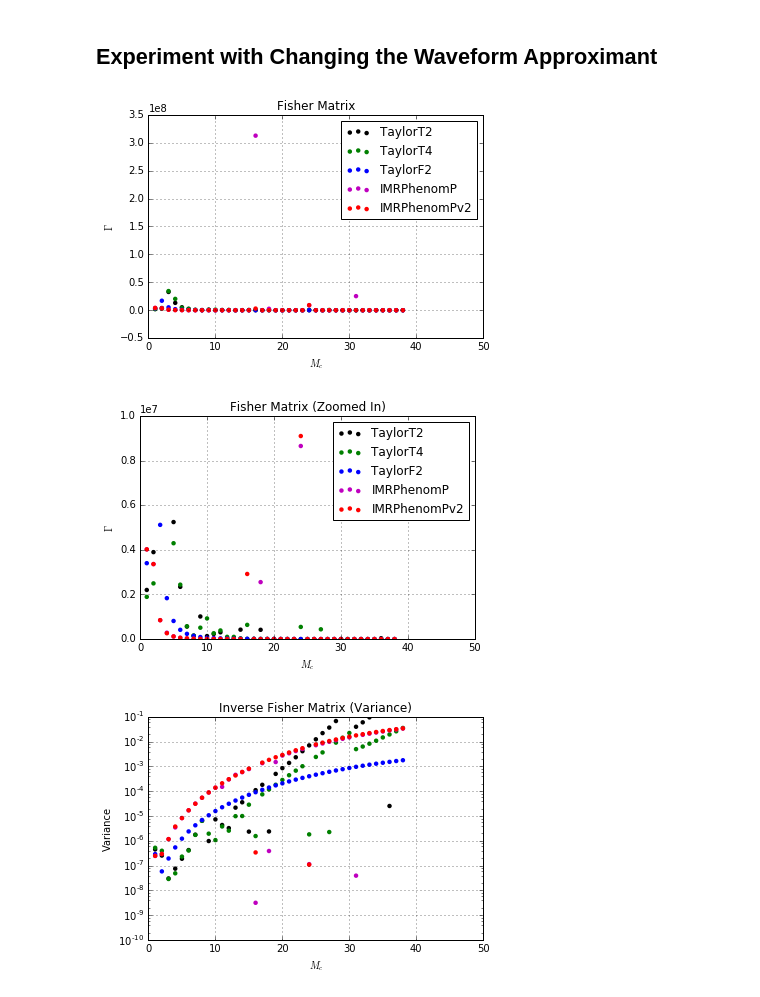
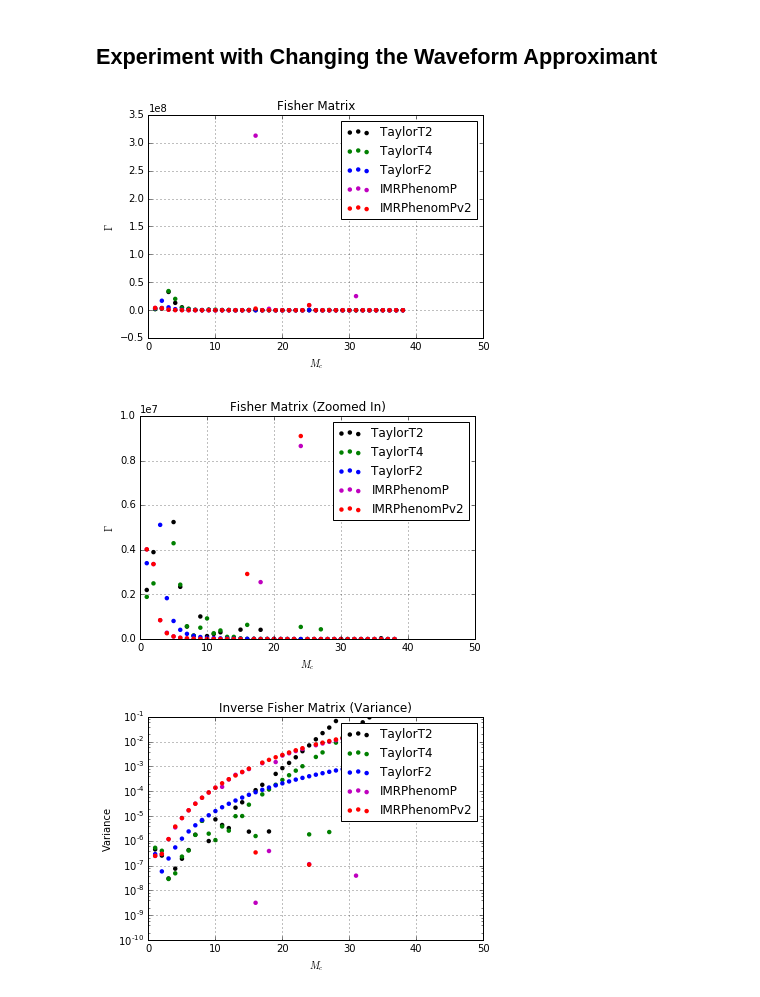
Before and after one commit to CIERA-Northwestern/precession_measurability, a Jupyter notebook: fisher_matrix.ipynb, the cells around one changed output. Drawn from its saved outputs; the diff is of its cells as text; code cells hidden in the pictures.

```diff
--- a/fisher_matrix.ipynb
+++ b/fisher_matrix.ipynb
@@ -40,5 +42,5 @@ from scipy import interpolate
 # %%
-def generate_waveform(m_chirp, eta, approx=lalsimulation.IMRPhenomPv2):
+def generate_waveform(m_chirp, eta, approx=lalsimulation.IMRPhenomPv2, both=True):
     """
     Generate a generic TaylorF2 waveform given a chirp mass and symmetric mass ratio
     using a TaylorF2 appriximation for binaries with zero spin.
@@ -79,7 +81,9 @@ def generate_waveform(m_chirp, eta, approx=lalsimulation.IMRPhenomPv2):
     #print hpf.f0, hpf.deltaF, len(hpf.data.data)
 
     # For convenience, we'll reuse hpf and redefine to be h1
-    hpf.data.data += hxf.data.data
+    if both:
+        hpf.data.data += hxf.data.data
+        print 'Combining hpf and hxf data'
     h1 = hpf
     return h1.data.data
 # %%
@@ -488,31 +492,32 @@ plt.xlabel(r'$M_c$')
 plt.ylabel(r'$\Gamma$')
 plt.title('Fisher Matrix')
 plt.savefig('plots/fisher_all.png')
 
 plt.figure(2)
 plt.grid()
 plt.legend()
 plt.xlim([0, None])
 plt.ylim(0, 1e7)
 plt.xlabel(r'$M_c$')
 plt.ylabel(r'$\Gamma$')
 plt.title('Fisher Matrix (Zoomed In)')
 plt.savefig('plots/fisher_all_zoom.png')
 
 
 plt.figure(3)
 plt.grid()
+plt.legend()
 plt.xlim([0, None])
 plt.ylim(1e-10, 1e-1)
 plt.xlabel(r'$M_c$')
 plt.ylabel('Variance')
 plt.semilogy()
 plt.title('Inverse Fisher Matrix (Variance)')
 plt.savefig('plots/inverse_fisher_all.png')
 
 
 plt.show()
 # %% [output]
 [figure]
 [figure]
-[figure, old version]
+[figure, new version]
```
Also changed, not shown: parts of 5 cells of this notebook.
